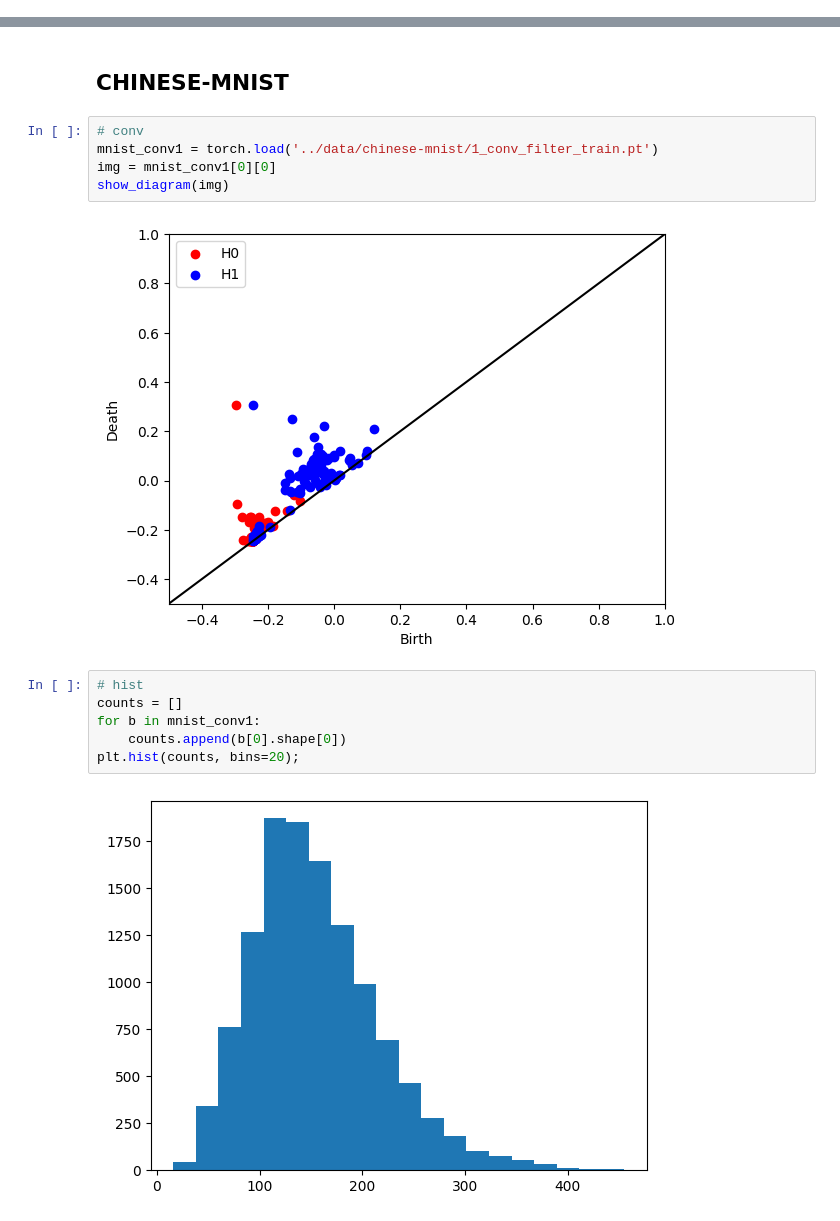
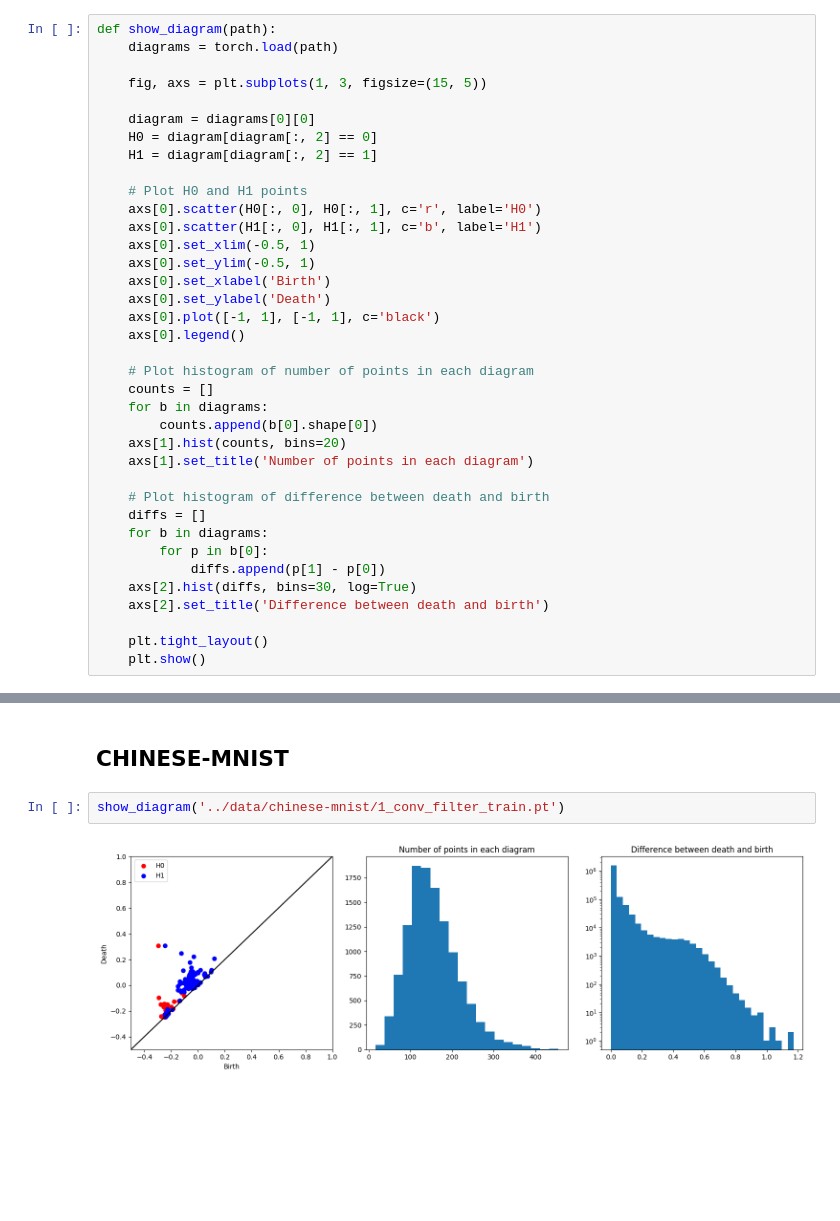
Before and after one commit to ChervovNikita/topological_DL_course_work, a Jupyter notebook: classification_transformer/look_through_diagrams.ipynb, the cells around one changed output, grey strips where cells are left out. Cells and saved outputs as stored; diff of their text form; blank space fills up the shorter version.

Commit message:
updated diagrams statistics

```diff
--- a/classification_transformer/look_through_diagrams.ipynb
+++ b/classification_transformer/look_through_diagrams.ipynb
@@ -60,2 +44,39 @@ def show_diagram(diagram):
+# %%
+def show_diagram(path):
+    diagrams = torch.load(path)
+
+    fig, axs = plt.subplots(1, 3, figsize=(15, 5))
+
+    diagram = diagrams[0][0]
+    H0 = diagram[diagram[:, 2] == 0]
+    H1 = diagram[diagram[:, 2] == 1]
+
+    # Plot H0 and H1 points
+    axs[0].scatter(H0[:, 0], H0[:, 1], c='r', label='H0')
+    axs[0].scatter(H1[:, 0], H1[:, 1], c='b', label='H1')
+    axs[0].set_xlim(-0.5, 1)
+    axs[0].set_ylim(-0.5, 1)
+    axs[0].set_xlabel('Birth')
+    axs[0].set_ylabel('Death')
+    axs[0].plot([-1, 1], [-1, 1], c='black')
+    axs[0].legend()
+
+    # Plot histogram of number of points in each diagram
+    counts = []
+    for b in diagrams:
+        counts.append(b[0].shape[0])
+    axs[1].hist(counts, bins=20)
+    axs[1].set_title('Number of points in each diagram')
+
+    # Plot histogram of difference between death and birth
+    diffs = []
+    for b in diagrams:
+        for p in b[0]:
+            diffs.append(p[1] - p[0])
+    axs[2].hist(diffs, bins=30, log=True)
+    axs[2].set_title('Difference between death and birth')
+
+    plt.tight_layout()
+    plt.show()
 # %% [markdown]
 ## MNIST
@@ -114,18 +103,7 @@ plt.hist(counts, bins=20);
 # %% [markdown]
 ## CHINESE-MNIST
 # %%
-# conv
-mnist_conv1 = torch.load('../data/chinese-mnist/1_conv_filter_train.pt')
-img = mnist_conv1[0][0]
-show_diagram(img)
+show_diagram('../data/chinese-mnist/1_conv_filter_train.pt')
 # %% [output]
-[figure, old version]
+[figure, new version]
-# %%
-# hist
-counts = []
-for b in mnist_conv1:
-    counts.append(b[0].shape[0])
-plt.hist(counts, bins=20);
-# %% [output]
-[figure, removed]
 # %%
```
Also changed, not shown: parts of 21 cells of this notebook.
